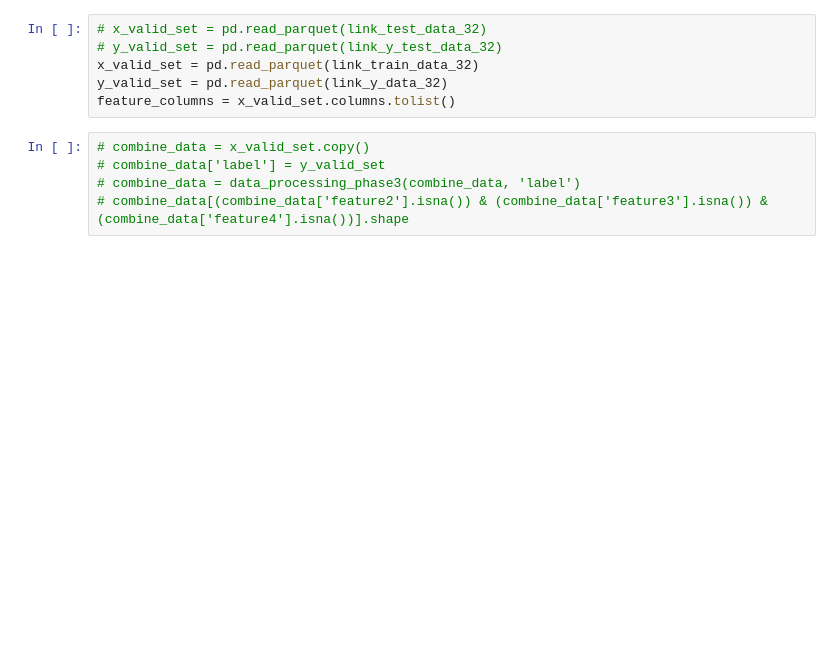
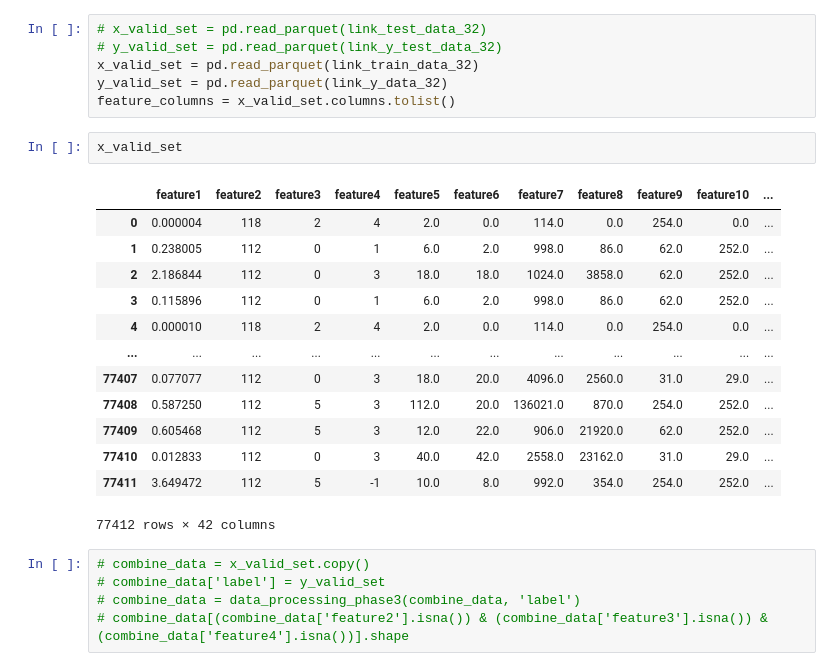
Before and after one commit to DASC-CompetitiveDS/MLOpsVN, a Jupyter notebook: src/notebooks/test_analysis.ipynb, the cells around one changed output. Drawn from its saved outputs; the diff is of its cells as text; blank space fills up the shorter version.

```diff
--- a/src/notebooks/test_analysis.ipynb
+++ b/src/notebooks/test_analysis.ipynb
@@ -105,6 +105,22 @@ get_features = [each['name'] for each in input_schema]
 x_valid_set = pd.read_parquet(link_train_data_32)
 y_valid_set = pd.read_parquet(link_y_data_32)
 feature_columns = x_valid_set.columns.tolist()
+# %%
+x_valid_set
+# %% [output]
+|  | feature1 | feature2 | feature3 | feature4 | feature5 | feature6 | feature7 | feature8 | feature9 | feature10 | ... |
+| 0 | 0.000004 | 118 | 2 | 4 | 2.0 | 0.0 | 114.0 | 0.0 | 254.0 | 0.0 | ... |
+| 1 | 0.238005 | 112 | 0 | 1 | 6.0 | 2.0 | 998.0 | 86.0 | 62.0 | 252.0 | ... |
+| 2 | 2.186844 | 112 | 0 | 3 | 18.0 | 18.0 | 1024.0 | 3858.0 | 62.0 | 252.0 | ... |
+| 3 | 0.115896 | 112 | 0 | 1 | 6.0 | 2.0 | 998.0 | 86.0 | 62.0 | 252.0 | ... |
+| 4 | 0.000010 | 118 | 2 | 4 | 2.0 | 0.0 | 114.0 | 0.0 | 254.0 | 0.0 | ... |
+| ... | ... | ... | ... | ... | ... | ... | ... | ... | ... | ... | ... |
+| 77407 | 0.077077 | 112 | 0 | 3 | 18.0 | 20.0 | 4096.0 | 2560.0 | 31.0 | 29.0 | ... |
+| 77408 | 0.587250 | 112 | 5 | 3 | 112.0 | 20.0 | 136021.0 | 870.0 | 254.0 | 252.0 | ... |
+| 77409 | 0.605468 | 112 | 5 | 3 | 12.0 | 22.0 | 906.0 | 21920.0 | 62.0 | 252.0 | ... |
+| 77410 | 0.012833 | 112 | 0 | 3 | 40.0 | 42.0 | 2558.0 | 23162.0 | 31.0 | 29.0 | ... |
+| 77411 | 3.649472 | 112 | 5 | -1 | 10.0 | 8.0 | 992.0 | 354.0 | 254.0 | 252.0 | ... |
+77412 rows × 42 columns
 # %%
 # combine_data = x_valid_set.copy()
 # combine_data['label'] = y_valid_set
```
Also changed, not shown: parts of 4 cells of this notebook, 13 other files.
